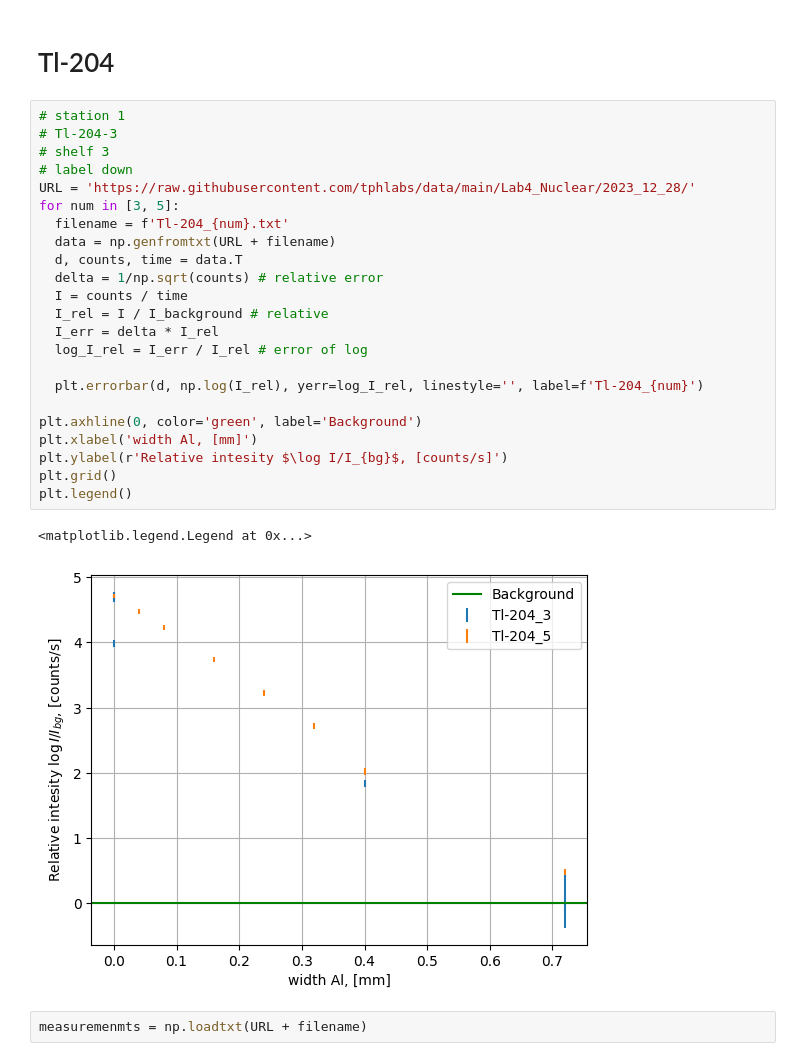
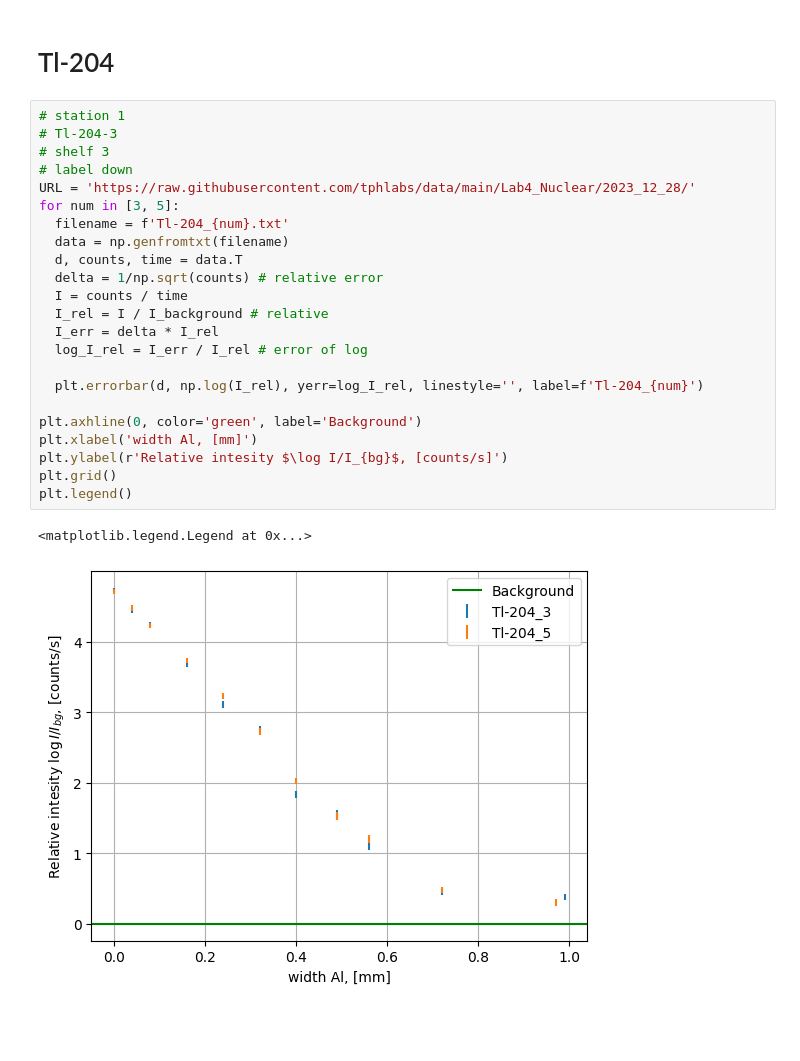
Before and after one commit to evgeny-kolonsky/Lab4_Nuclear, a Jupyter notebook: Lab4_beta_attenuation.ipynb, the cells around one changed output. Cells and saved outputs as stored; diff of their text form; blank space fills up the shorter version.

```diff
--- a/Lab4_beta_attenuation.ipynb
+++ b/Lab4_beta_attenuation.ipynb
@@ -136,28 +136,26 @@ plt.legend()
 # %%
 # station 1
 # Tl-204-3
 # shelf 3
 # label down
 URL = 'https://raw.githubusercontent.com/tphlabs/data/main/Lab4_Nuclear/2023_12_28/'
 for num in [3, 5]:
   filename = f'Tl-204_{num}.txt'
-  data = np.genfromtxt(URL + filename)
+  data = np.genfromtxt(filename)
   d, counts, time = data.T
   delta = 1/np.sqrt(counts) # relative error
   I = counts / time
   I_rel = I / I_background # relative
   I_err = delta * I_rel
   log_I_rel = I_err / I_rel # error of log
 
   plt.errorbar(d, np.log(I_rel), yerr=log_I_rel, linestyle='', label=f'Tl-204_{num}')
 
 plt.axhline(0, color='green', label='Background')
 plt.xlabel('width Al, [mm]')
 plt.ylabel(r'Relative intesity $\log I/I_{bg}$, [counts/s]')
 plt.grid()
 plt.legend()
 # %% [output]
 <matplotlib.legend.Legend at 0x...>
-[figure, old version]
+[figure, new version]
-# %%
-measuremenmts = np.loadtxt(URL + filename)
```
Also changed, not shown: parts of 1 cell of this notebook.
